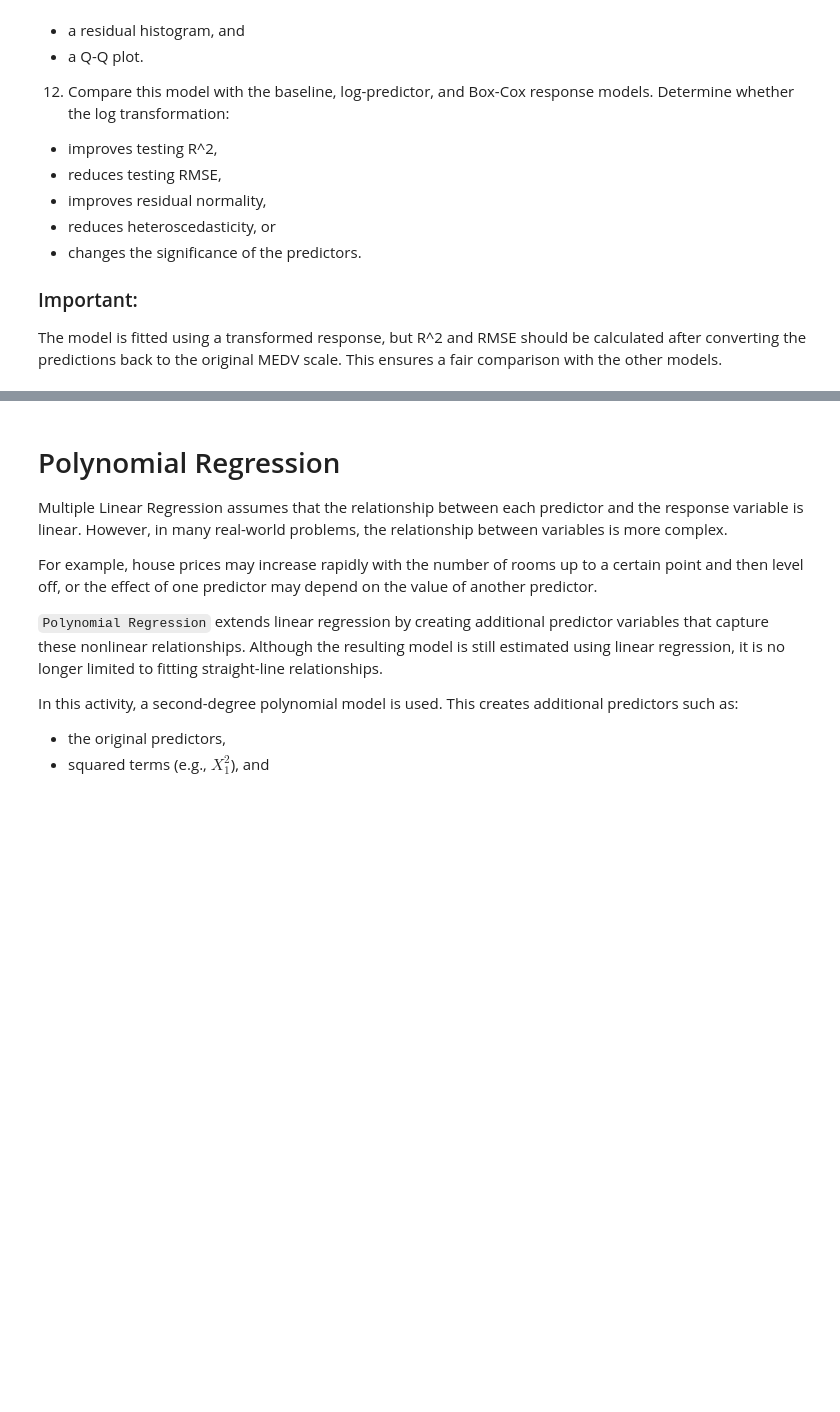
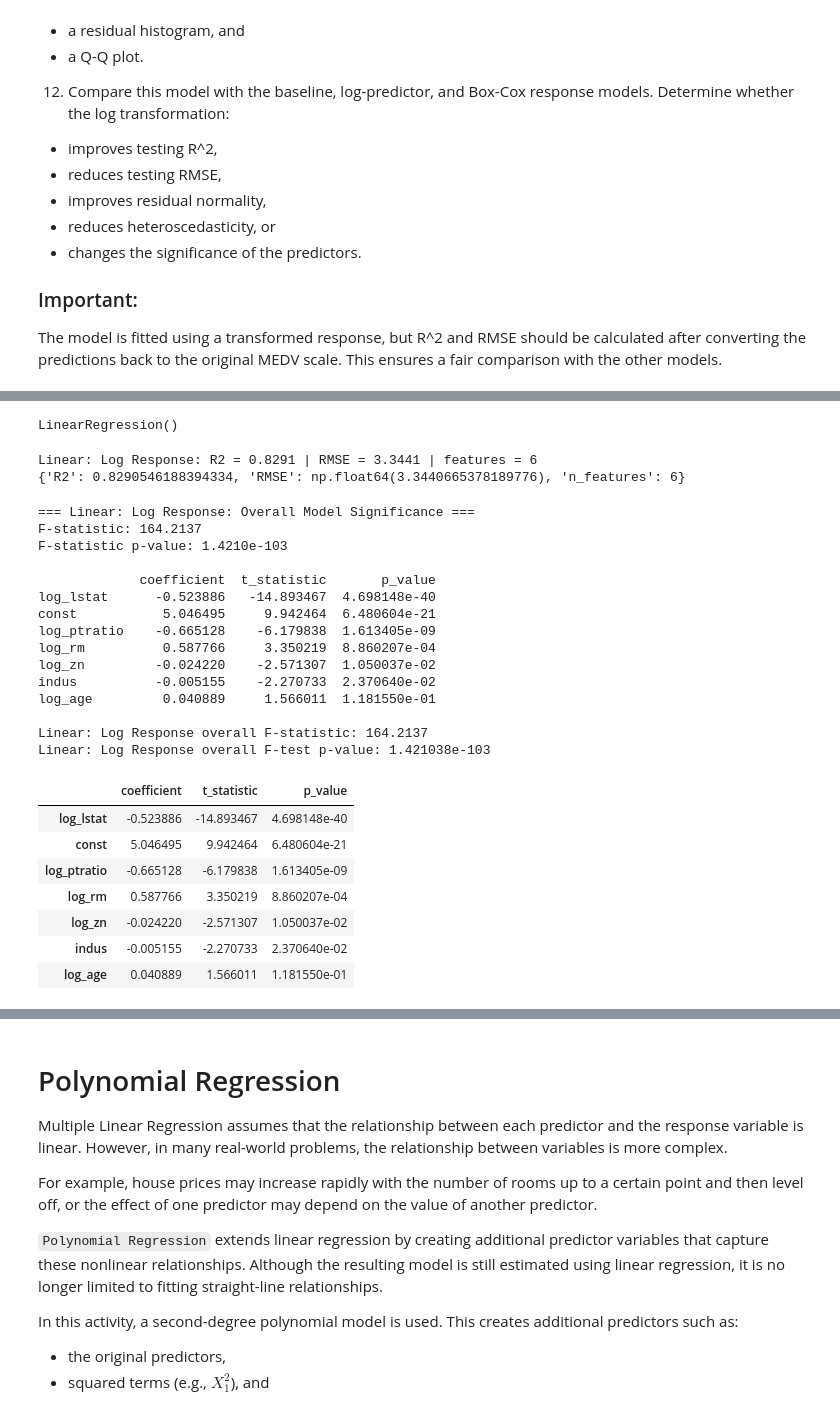
Before and after one commit to JoseAlberto88/Predictive-Analytics-, a Jupyter notebook: DAMO510_Module_04_in_Class_Activity_Starter_notebook.ipynb, the cells around one changed output, grey strips where cells are left out. Cells and saved outputs as stored; diff of their text form; code cells hidden in the pictures; blank space fills up the shorter version.

```diff
--- a/DAMO510_Module_04_in_Class_Activity_Starter_notebook.ipynb
+++ b/DAMO510_Module_04_in_Class_Activity_Starter_notebook.ipynb
@@ -1922,0 +1907,10 @@ Linear: Log Response overall F-test p-value: 3.87915e-105
+# %%
+import numpy as np
+
+# Steps 1-3: Log-transform the training target, fit the model
+y_train_log = np.log(y_train)
+
+log_response_model = LinearRegression()
+log_response_model.fit(X_train_log, y_train_log)
+# %% [output]
+LinearRegression()
@@ -1922,0 +1921,50 @@ Linear: Log Response overall F-test p-value: 3.87915e-105
+# %%
+# Steps 7-9: Store and display results using ORIGINAL-scale predictions
+model_name = "Linear: Log Response"
+
+log_response_results = record_model_results(
+    model_name=model_name,
+    y_true=y_test,
+    y_pred=y_pred_log_response,
+    n_features=X_train_log.shape[1]
+)
+
+print(model_results[model_name])
+# %% [output]
+Linear: Log Response: R2 = 0.8291 | RMSE = 3.3441 | features = 6
+{'R2': 0.8290546188394334, 'RMSE': np.float64(3.3440665378189776), 'n_features': 6}
+# %%
+# Step 10: Statistical significance report — fit on the TRANSFORMED (log) target,
+# since that's the scale the model was actually estimated on
+log_response_ols_model, log_response_coef_table = fit_and_report_significance(
+    X_train_log, y_train_log, model_name=model_name
+)
+
+print(f"\n{model_name} overall F-statistic: {log_response_ols_model.fvalue:.4f}")
+print(f"{model_name} overall F-test p-value: {log_response_ols_model.f_pvalue:.6e}")
+print()
+log_response_coef_table
+# %% [output]
+=== Linear: Log Response: Overall Model Significance ===
+F-statistic: 164.2137
+F-statistic p-value: 1.4210e-103
+
+             coefficient  t_statistic       p_value
+log_lstat      -0.523886   -14.893467  4.698148e-40
+const           5.046495     9.942464  6.480604e-21
+log_ptratio    -0.665128    -6.179838  1.613405e-09
+log_rm          0.587766     3.350219  8.860207e-04
+log_zn         -0.024220    -2.571307  1.050037e-02
+indus          -0.005155    -2.270733  2.370640e-02
+log_age         0.040889     1.566011  1.181550e-01
+
+Linear: Log Response overall F-statistic: 164.2137
+Linear: Log Response overall F-test p-value: 1.421038e-103
+|  | coefficient | t_statistic | p_value |
+| log_lstat | -0.523886 | -14.893467 | 4.698148e-40 |
+| const | 5.046495 | 9.942464 | 6.480604e-21 |
+| log_ptratio | -0.665128 | -6.179838 | 1.613405e-09 |
+| log_rm | 0.587766 | 3.350219 | 8.860207e-04 |
+| log_zn | -0.024220 | -2.571307 | 1.050037e-02 |
+| indus | -0.005155 | -2.270733 | 2.370640e-02 |
+| log_age | 0.040889 | 1.566011 | 1.181550e-01 |
```
Also changed, not shown: parts of 5 cells of this notebook.
